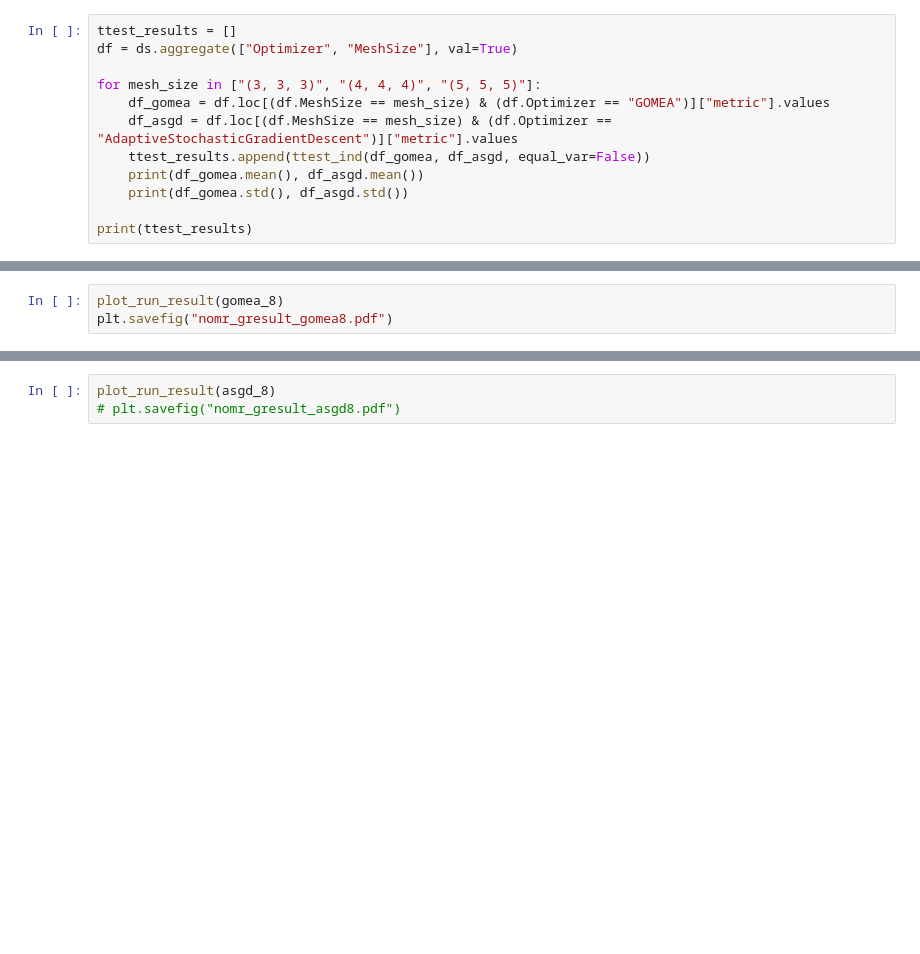
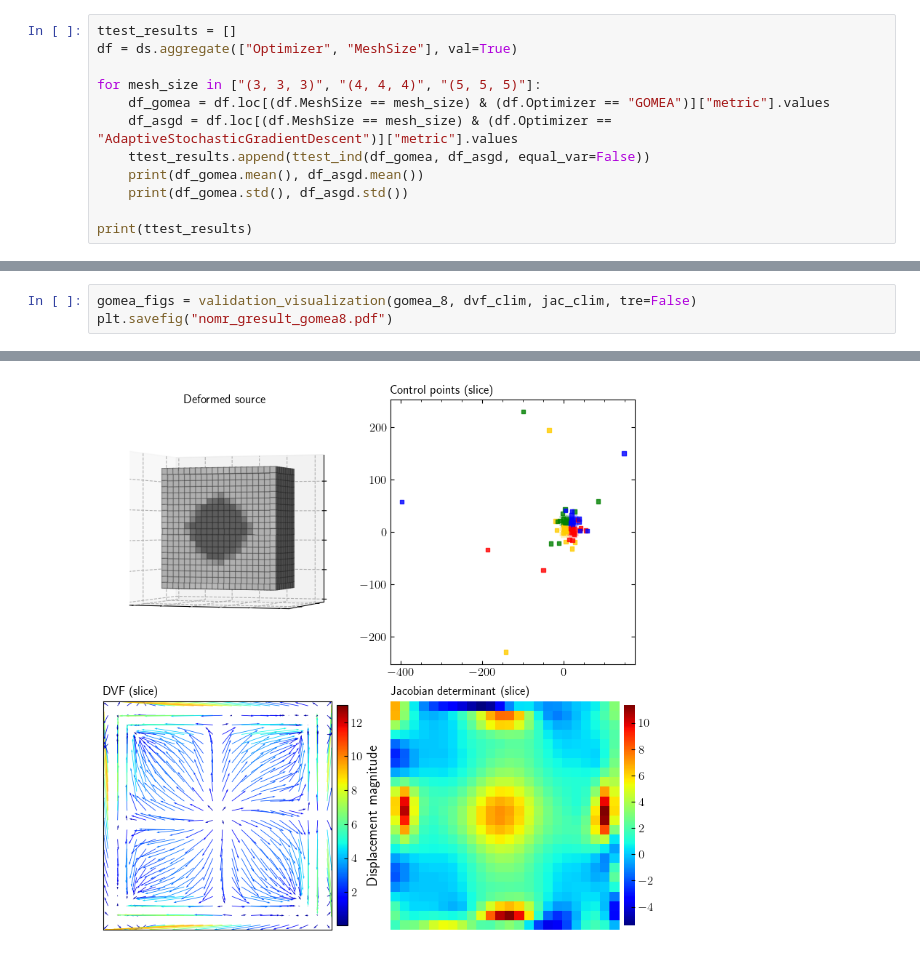
Before and after one commit to joasiee/elastix, a Jupyter notebook: experiments/notebooks/experiments/fair_comparison.ipynb, the cells around one changed output, grey strips where cells are left out. Cells and saved outputs as stored; diff of their text form; blank space fills up the shorter version.

```diff
--- a/experiments/notebooks/experiments/fair_comparison.ipynb
+++ b/experiments/notebooks/experiments/fair_comparison.ipynb
@@ -161,3 +173,4 @@ asgd_8 = get_run_result("synthetic_1_fair_comparison", "2oab4luv")
 # %%
-plot_run_result(gomea_8)
+gomea_figs = validation_visualization(gomea_8, dvf_clim, jac_clim, tre=False)
 plt.savefig("nomr_gresult_gomea8.pdf")
+# %% [output]
@@ -164,3 +178 @@ plt.savefig("nomr_gresult_gomea8.pdf")
+[figure, added]
-# %%
-plot_run_result(asgd_8)
-# plt.savefig("nomr_gresult_asgd8.pdf")
```
Also changed, not shown: parts of 5 cells of this notebook, 6 other files.
